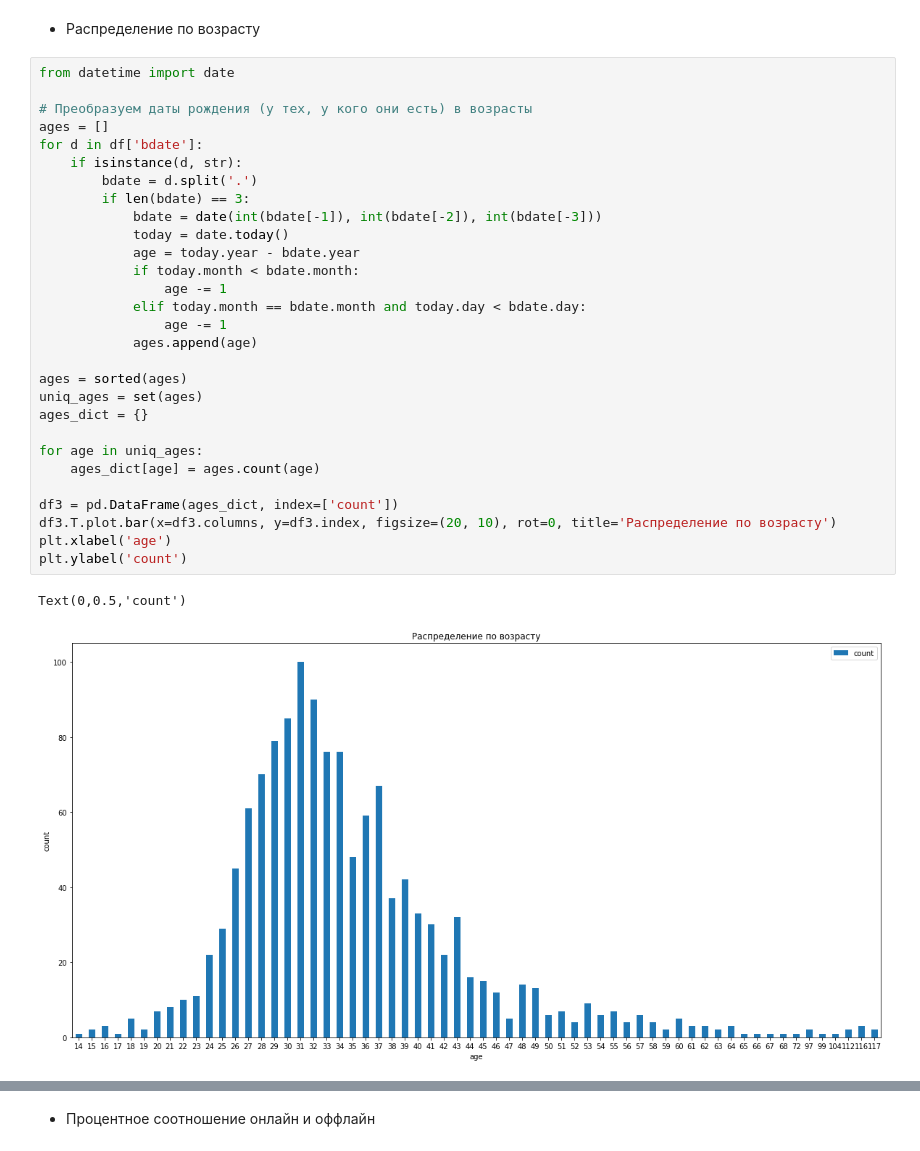
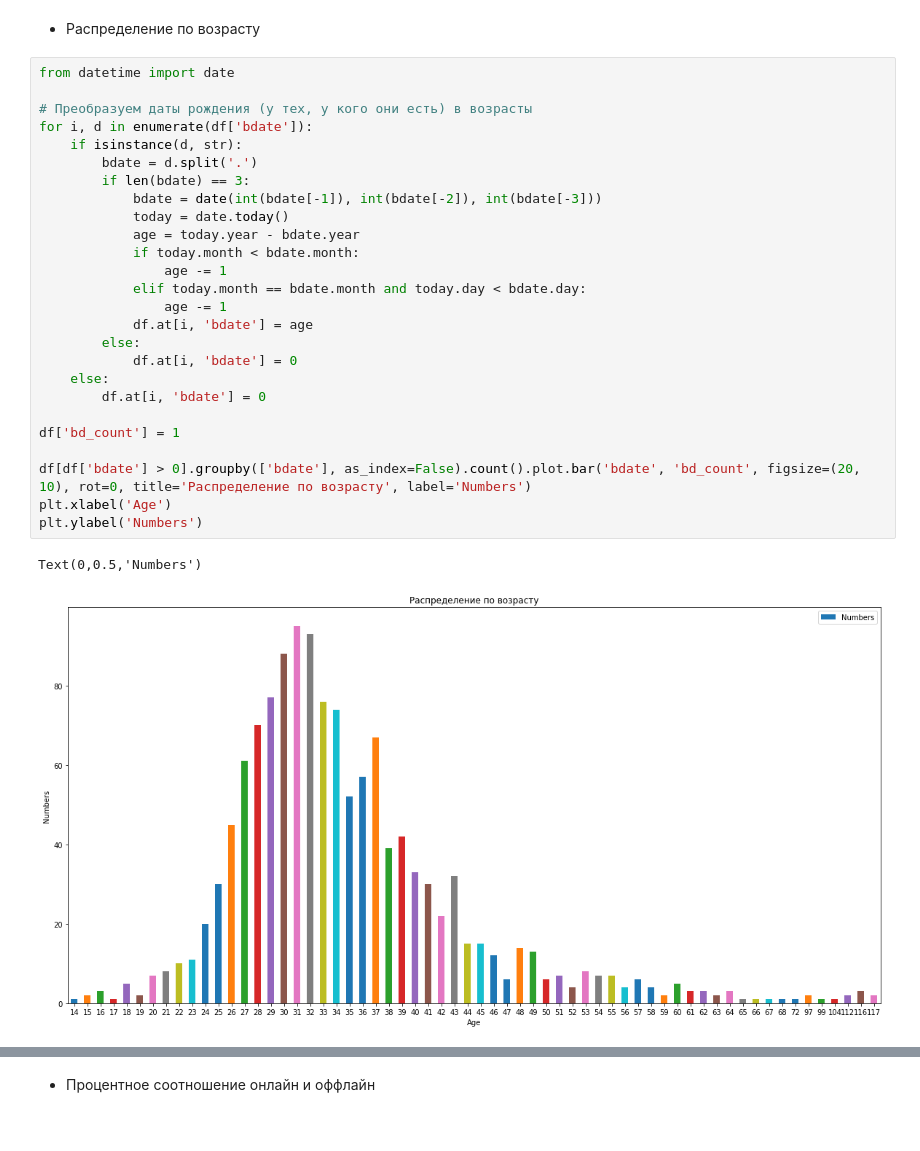
Before and after one commit to andrepopoff/BigData, a Jupyter notebook: homework 2/part2.ipynb, the cells around one changed output, grey strips where cells are left out. Cells and saved outputs as stored; diff of their text form.

```diff
--- a/homework 2/part2.ipynb
+++ b/homework 2/part2.ipynb
@@ -63,32 +64,29 @@ plt.pie(df2, autopct='%1.1f%%', labels=df2.index, shadow=True)
 # %%
 from datetime import date
 
 # Преобразуем даты рождения (у тех, у кого они есть) в возрасты
-ages = []
-for d in df['bdate']:
+for i, d in enumerate(df['bdate']):
     if isinstance(d, str):
         bdate = d.split('.')
         if len(bdate) == 3:
             bdate = date(int(bdate[-1]), int(bdate[-2]), int(bdate[-3]))
             today = date.today()
             age = today.year - bdate.year
             if today.month < bdate.month:
                 age -= 1
             elif today.month == bdate.month and today.day < bdate.day:
                 age -= 1
-            ages.append(age)
+            df.at[i, 'bdate'] = age
+        else:
+            df.at[i, 'bdate'] = 0
+    else:
+        df.at[i, 'bdate'] = 0
 
-ages = sorted(ages)
-uniq_ages = set(ages)
-ages_dict = {}
+df['bd_count'] = 1
 
-for age in uniq_ages:
-    ages_dict[age] = ages.count(age)
-
-df3 = pd.DataFrame(ages_dict, index=['count'])
-df3.T.plot.bar(x=df3.columns, y=df3.index, figsize=(20, 10), rot=0, title='Распределение по возрасту')
-plt.xlabel('age')
-plt.ylabel('count')
+df[df['bdate'] > 0].groupby(['bdate'], as_index=False).count().plot.bar('bdate', 'bd_count', figsize=(20, 10), rot=0, title='Распределение по возрасту', label='Numbers')
+plt.xlabel('Age')
+plt.ylabel('Numbers')
 # %% [output]
-Text(0,0.5,'count')
+Text(0,0.5,'Numbers')
-[figure, old version]
+[figure, new version]
```
Also changed, not shown: parts of 7 cells of this notebook.
